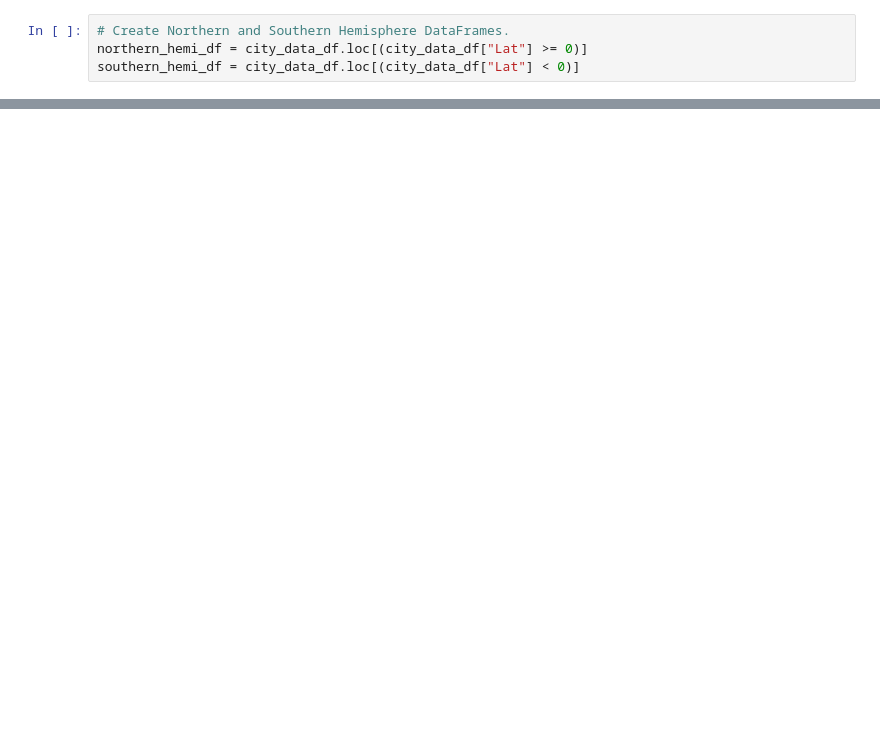
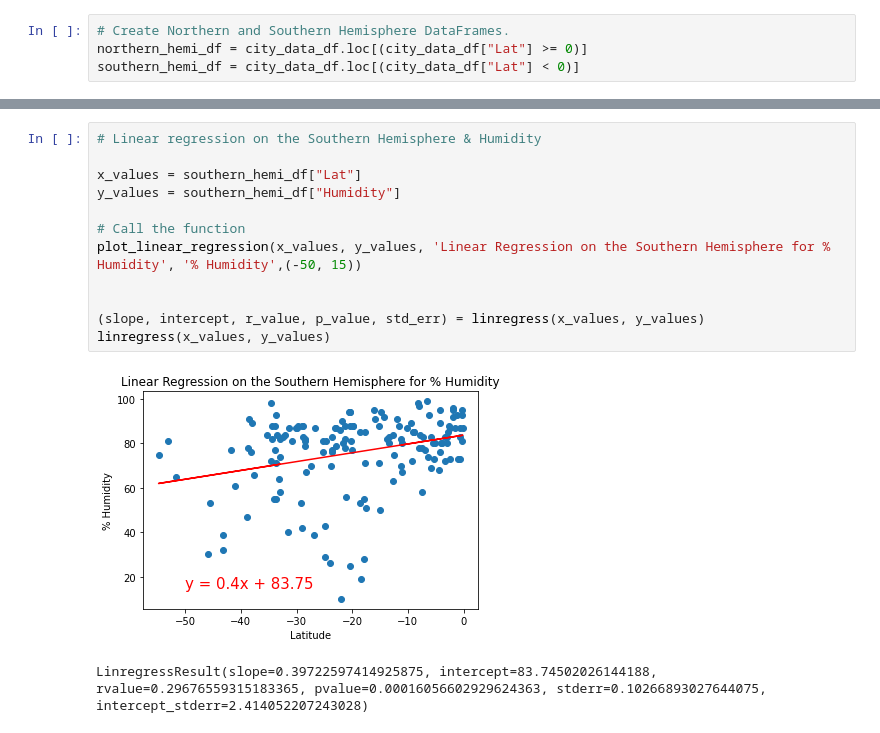
Before and after one commit to jmmadson/World_Weather_Analysis, a Jupyter notebook: WeatherPy.ipynb, the cells around one changed output, grey strips where cells are left out. Cells and saved outputs as stored; diff of their text form; blank space fills up the shorter version.

```diff
--- a/WeatherPy.ipynb
+++ b/WeatherPy.ipynb
@@ -329,0 +350,15 @@ plot_linear_regression(x_values, y_values, 'Linear Regression on the Southern He
+# %%
+# Linear regression on the Southern Hemisphere & Humidity
+
+x_values = southern_hemi_df["Lat"]
+y_values = southern_hemi_df["Humidity"]
+
+# Call the function
+plot_linear_regression(x_values, y_values, 'Linear Regression on the Southern Hemisphere for % Humidity', '% Humidity',(-50, 15))
+
+
+(slope, intercept, r_value, p_value, std_err) = linregress(x_values, y_values)
+linregress(x_values, y_values)
+# %% [output]
+[figure, added]
+LinregressResult(slope=0.39722597414925875, intercept=83.74502026144188, rvalue=0.29676559315183365, pvalue=0.00016056602929624363, stderr=0.10266893027644075, intercept_stderr=2.414052207243028)
```
Also changed, not shown: parts of 18 cells of this notebook, 5 other files.
